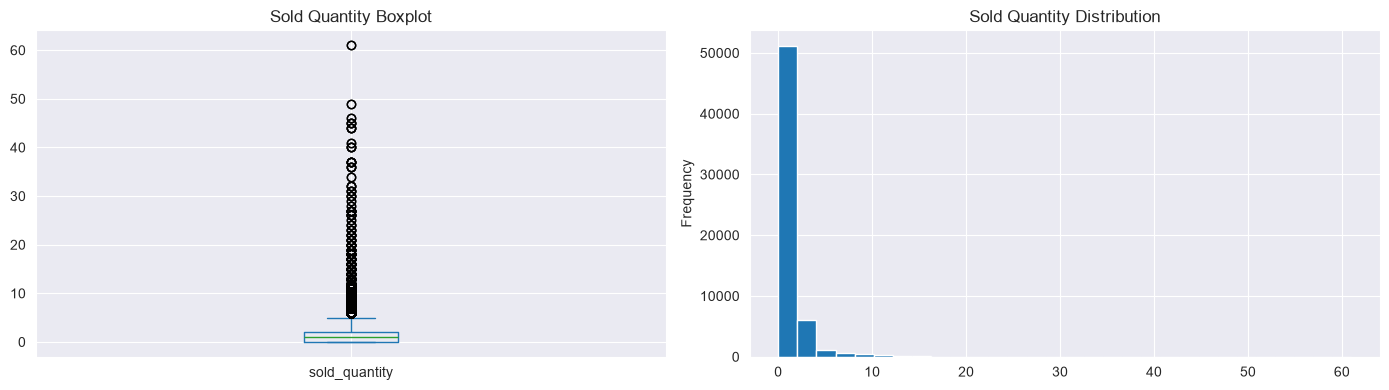
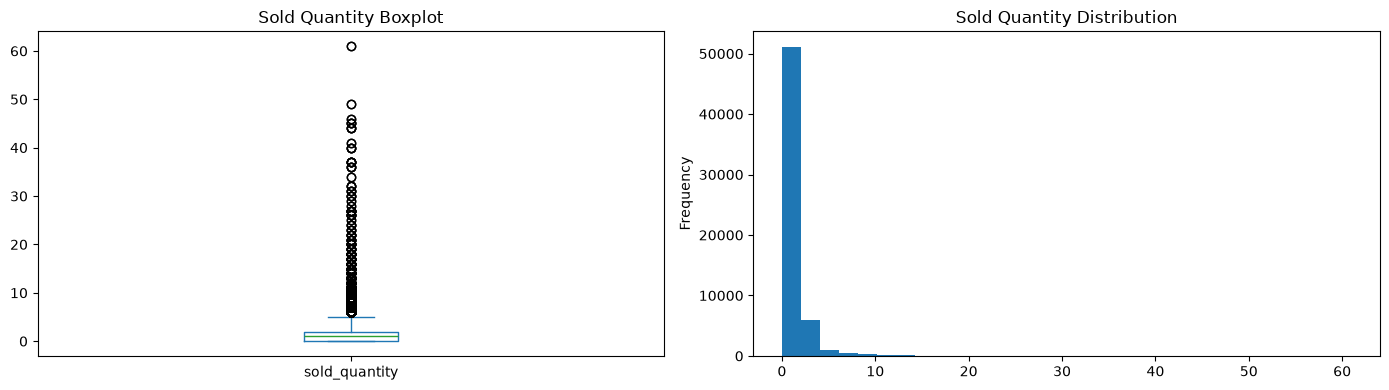
The change to this notebook cell's code, shown as a diff; its figure went from the first image to the second:
--- before
+++ after
@@ -19,5 +19,6 @@
 
 # Visualize
-fig, axes = plt.subplots(1, 2, figsize=(14, 4))
+plt.style.use('default')
+fig, axes = plt.subplots(1, 2, figsize=(14, 4), facecolor='white')
 df['sold_quantity'].plot(kind='box', ax=axes[0], title='Sold Quantity Boxplot')
 df['sold_quantity'].plot(kind='hist', bins=30, ax=axes[1], title='Sold Quantity Distribution')

Commit: half of EDA description completed: target, outliers, numerical features analysis